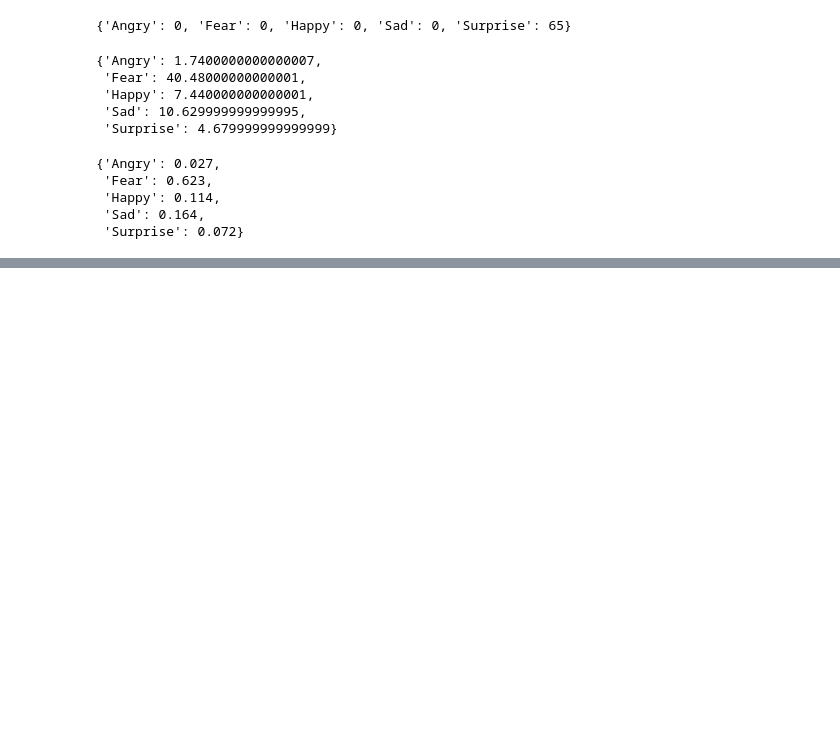
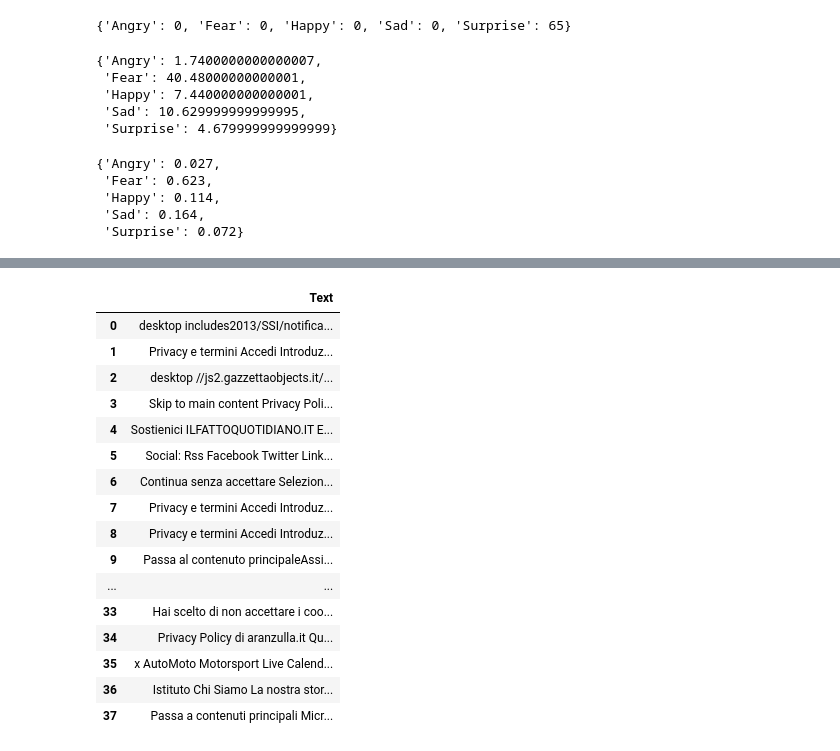
Before and after one commit to gbrsni/policySpider, a Jupyter notebook: Policy analysis.ipynb, the cells around one changed output, grey strips where cells are left out. Cells and saved outputs as stored; diff of their text form; code cells hidden in the pictures; blank space fills up the shorter version.

```diff
--- a/Policy analysis.ipynb
+++ b/Policy analysis.ipynb
@@ -294,0 +363,9 @@ emotions_dict
+# %%
+sim_list = []
+unsim_list = []
+for m in similar:
+    t = gettext(m[0])
+    if m[1] > 0.15:
+        sim_list.append(t)
+    else:
+        unsim_list.append(t)
@@ -294,0 +399,35 @@ emotions_dict
+# %%
+sim_list = []
+unsim_list = []
+
+i = 0
+for k in cumulative_sim:
+    t = gettext(i)
+    if k > 0.085:
+        sim_list.append(t)
+    else:
+        unsim_list.append(t)
+    i = i + 1
+# %%
+df_sim = pd.DataFrame(sim_list, columns = ["Text"])
+df_unsim = pd.DataFrame(unsim_list, columns = ["Text"])
+# %%
+df_sim
+# %% [output]
+|  | Text |
+| 0 | desktop includes2013/SSI/notifica... |
+| 1 | Privacy e termini Accedi Introduz... |
+| 2 | desktop //js2.gazzettaobjects.it/... |
+| 3 | Skip to main content Privacy Poli... |
+| 4 | Sostienici ILFATTOQUOTIDIANO.IT E... |
+| 5 | Social: Rss Facebook Twitter Link... |
+| 6 | Continua senza accettare Selezion... |
+| 7 | Privacy e termini Accedi Introduz... |
+| 8 | Privacy e termini Accedi Introduz... |
+| 9 | Passa al contenuto principaleAssi... |
+| ... | ... |
+| 33 | Hai scelto di non accettare i coo... |
+| 34 | Privacy Policy di aranzulla.it Qu... |
+| 35 | x AutoMoto Motorsport Live Calend... |
+| 36 | Istituto Chi Siamo La nostra stor... |
+| 37 | Passa a contenuti principali Micr... |
```
Also changed, not shown: parts of 13 cells of this notebook.
